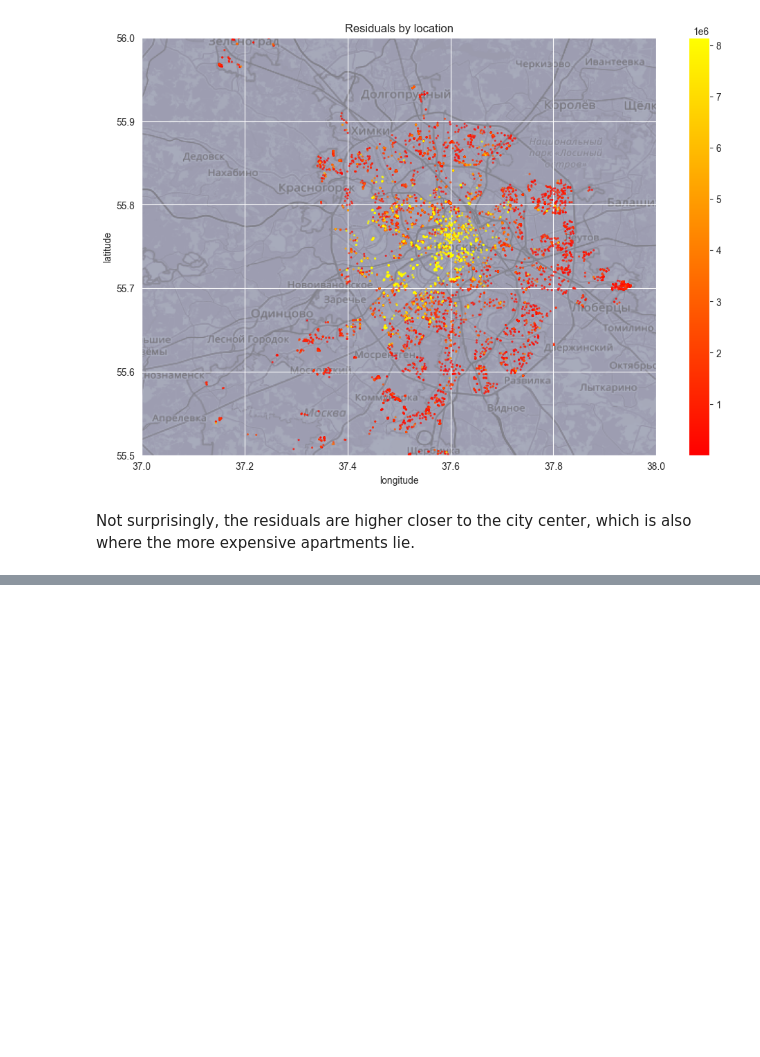
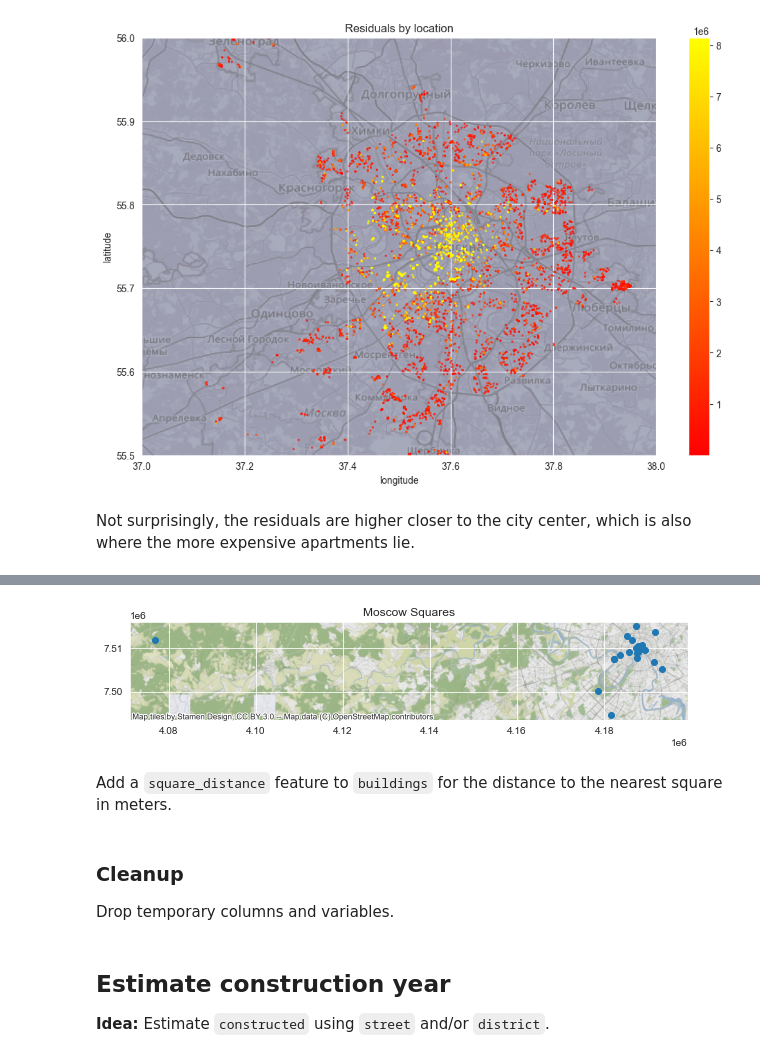
Before and after one commit to jimoskar/ml, a Jupyter notebook: project/long_notebook.ipynb, the cells around one changed output, grey strips where cells are left out. Cells and saved outputs as stored; diff of their text form; code cells hidden in the pictures; blank space fills up the shorter version.

```diff
--- a/project/long_notebook.ipynb
+++ b/project/long_notebook.ipynb
@@ -274,0 +596,9 @@ Not surprisingly, the residuals are higher closer to the city center, which is a
+# %%
+# Read square location data
+squares = gpd.read_file("resources/squares.kml", dirver="KML").drop(columns=["Description"]).rename(columns={"Name": "name"})
+
+# Create columns for coordinates given in radians
+squares["lon_rad"] = np.radians(squares.geometry.x)
+squares["lat_rad"] = np.radians(squares.geometry.y)
+
+squares
@@ -274,0 +623,9 @@ Not surprisingly, the residuals are higher closer to the city center, which is a
+# %%
+# Plot the location of each square on a map
+ax = squares.to_crs(epsg=3857).plot(figsize=(10, 10))
+ax.set_title("Moscow Squares")
+cx.add_basemap(ax)
+# %% [output]
+[figure, added]
+# %% [markdown]
+Add a `square_distance` feature to `buildings` for the distance to the nearest square in meters.
@@ -274,0 +650,4 @@ Not surprisingly, the residuals are higher closer to the city center, which is a
+# %% [markdown]
+### Cleanup
+
+Drop temporary columns and variables.
@@ -274,0 +658,4 @@ Not surprisingly, the residuals are higher closer to the city center, which is a
+# %% [markdown]
+## Estimate construction year
+
+**Idea:** Estimate `constructed` using `street` and/or `district`.
```
Also changed, not shown: parts of 62 cells of this notebook.
